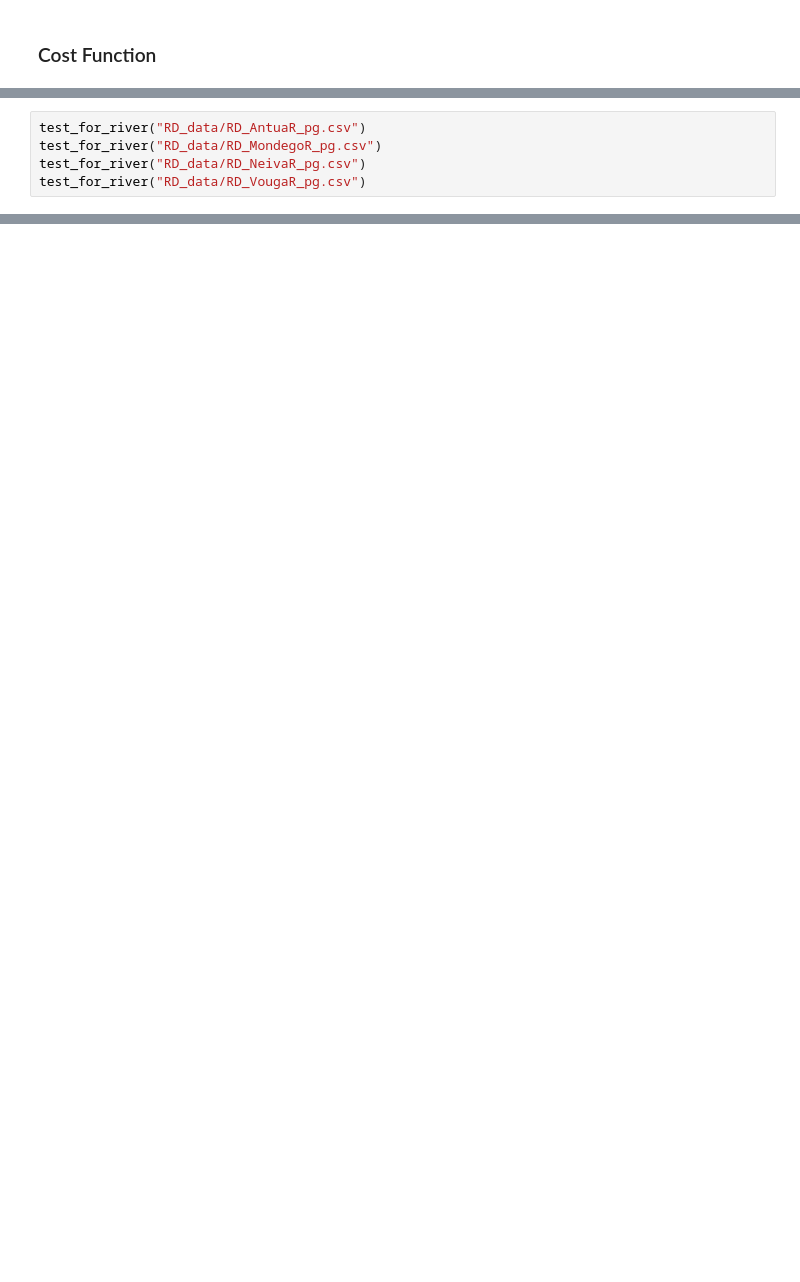
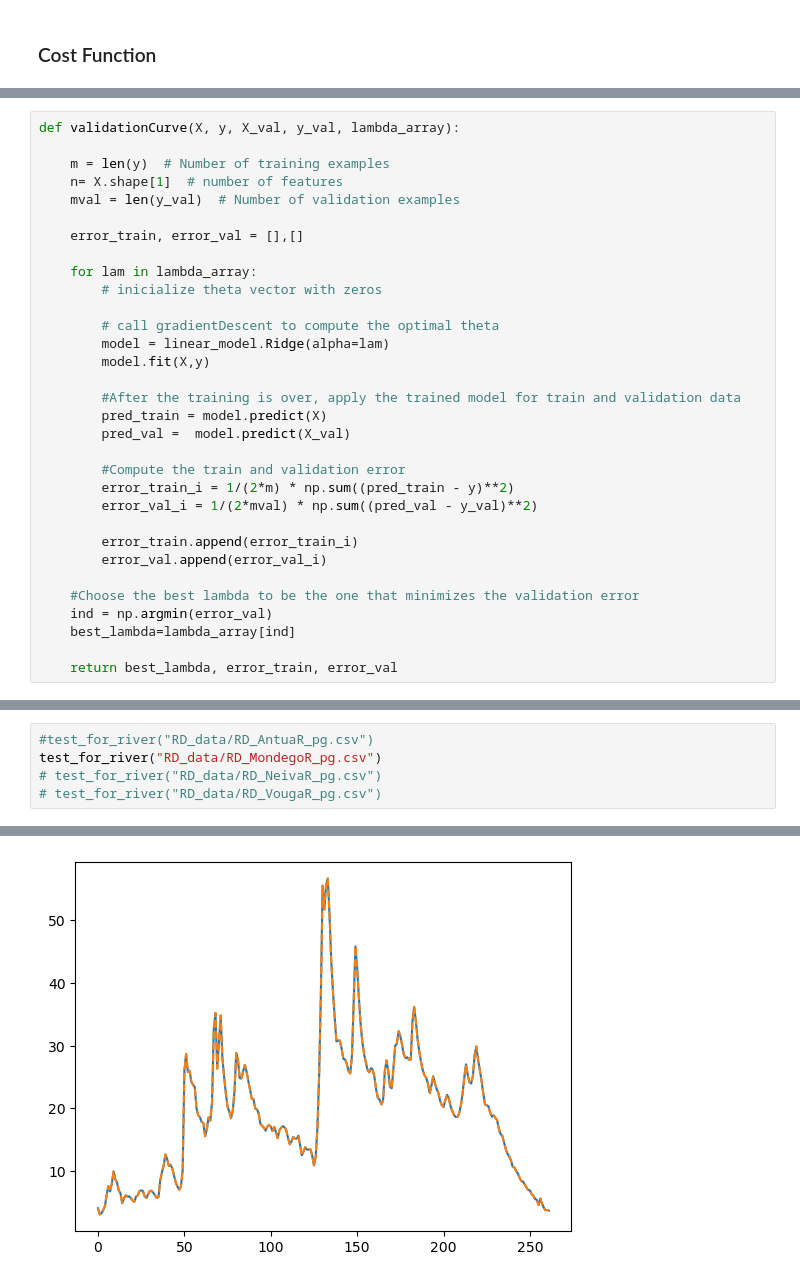
Before and after one commit to Barb02/TAA_ForecastingRiverDischarge, a Jupyter notebook: withRDTempAndPrec.ipynb, the cells around one changed output, grey strips where cells are left out. Cells and saved outputs as stored; diff of their text form; blank space fills up the shorter version.

```diff
--- a/withRDTempAndPrec.ipynb
+++ b/withRDTempAndPrec.ipynb
@@ -88,3 +64,35 @@ def fit(X_train_scaled, y_train_boxcox, X_test_scaled, y_test, lambda_val):
+# %%
+def validationCurve(X, y, X_val, y_val, lambda_array):
+
+    m = len(y)  # Number of training examples
+    n= X.shape[1]  # number of features
+    mval = len(y_val)  # Number of validation examples
+
+    error_train, error_val = [],[]
+
+    for lam in lambda_array:
+        # inicialize theta vector with zeros
+
+        # call gradientDescent to compute the optimal theta
+        model = linear_model.Ridge(alpha=lam)
+        model.fit(X,y)
+
+        #After the training is over, apply the trained model for train and validation data
+        pred_train = model.predict(X)
+        pred_val =  model.predict(X_val)
+
+        #Compute the train and validation error
+        error_train_i = 1/(2*m) * np.sum((pred_train - y)**2)
+        error_val_i = 1/(2*mval) * np.sum((pred_val - y_val)**2)
+
+        error_train.append(error_train_i)
+        error_val.append(error_val_i)
+
+    #Choose the best lambda to be the one that minimizes the validation error
+    ind = np.argmin(error_val)
+    best_lambda=lambda_array[ind]
+
+    return best_lambda, error_train, error_val
 # %%
 def test_for_river(river):
 
@@ -118,6 +126,6 @@ def test_for_river(river):
 # %%
-test_for_river("RD_data/RD_AntuaR_pg.csv")
+#test_for_river("RD_data/RD_AntuaR_pg.csv")
 test_for_river("RD_data/RD_MondegoR_pg.csv")
-test_for_river("RD_data/RD_NeivaR_pg.csv")
-test_for_river("RD_data/RD_VougaR_pg.csv")
+# test_for_river("RD_data/RD_NeivaR_pg.csv")
+# test_for_river("RD_data/RD_VougaR_pg.csv")
 # %% [output]
@@ -140,0 +139 @@ Best alpha: 0.01
+[figure, added]
```
Also changed, not shown: parts of 5 cells of this notebook.
